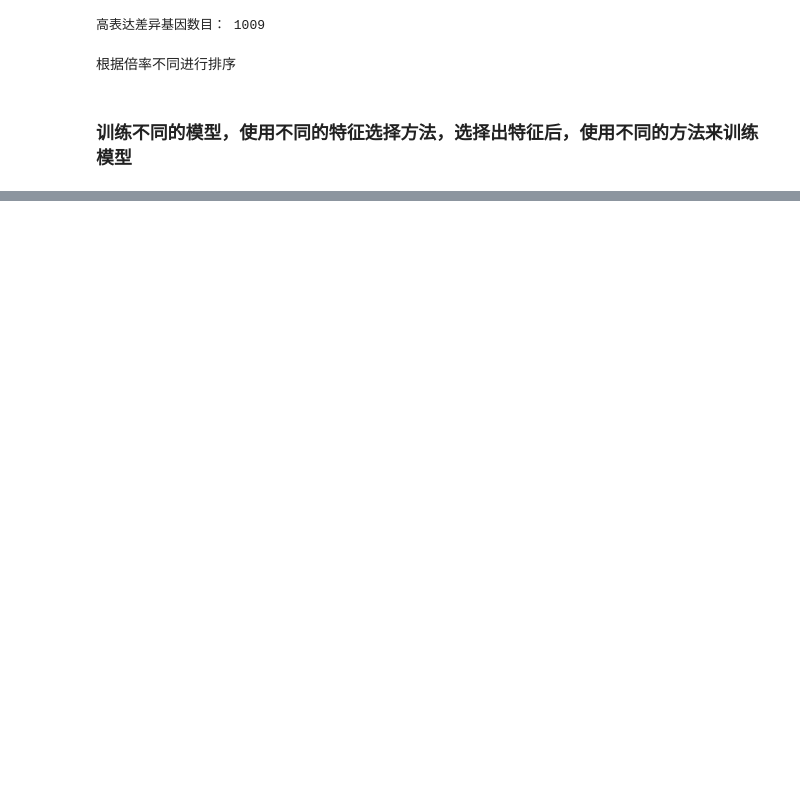
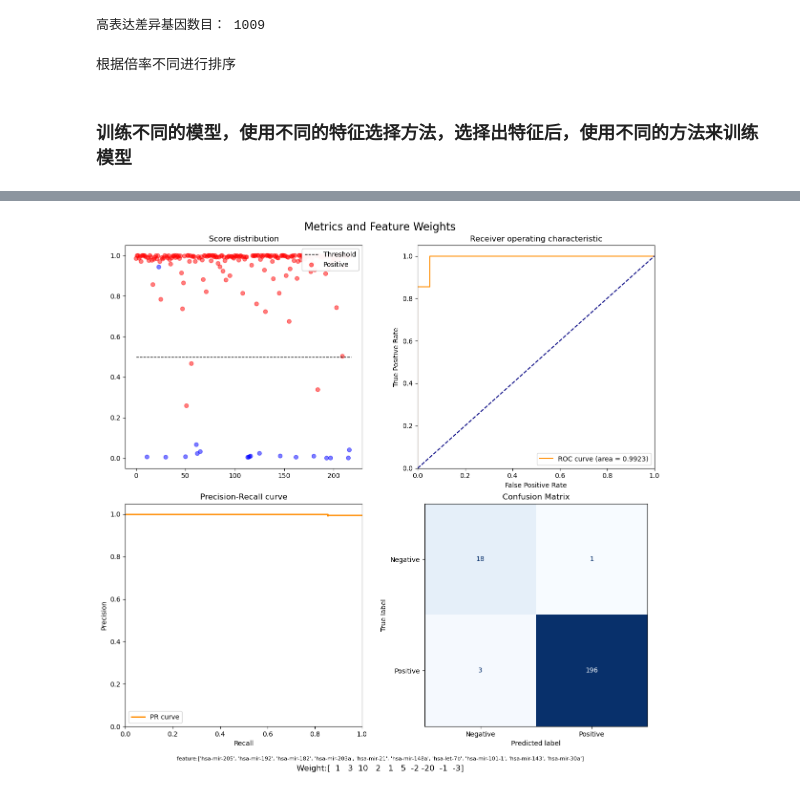
Before and after one commit to yeouyang326/digital-encoding-of-miRNA, a Jupyter notebook: tcga.ipynb, the cells around one changed output, grey strips where cells are left out. Saved outputs shown, nothing was run; the diff lists cells and outputs as text; code cells hidden in the pictures; blank space fills up the shorter version.

```diff
--- a/tcga.ipynb
+++ b/tcga.ipynb
@@ -739,0 +775,16 @@ wb.save(xsl_file)
+# %%
+ID = feature.copy()
+ID.append("Status")
+ID = np.array(ID).reshape(-1)
+ID.astype('str')
+testdata = pd.concat([X_test, y_test], axis=1)[ID]
+# testdata = train_data[ID]
+# %%
+# 对平均值都乘以权重
+weight = weight + [1]
+testdata_weight = testdata * weight
+weight = weight[:-1]
+testdata_weight['score'] = testdata_weight.sum(axis=1) / times + intercept
+if model == 'lr':
+    testdata_weight['score'] = testdata_weight['score'].apply(lambda x: 1 / (1 + np.exp(-x)))
+testdata_weight['prediction'] = testdata_weight['score'].apply(lambda x: 1 if x > 0.5 else 0)
@@ -739,0 +844,5 @@ wb.save(xsl_file)
+# %%
+weight_int = np.array(weight, dtype=int)
+plot_metrics(testdata_weight, feature, weight_int)
+# %% [output]
+[figure, added]
```
Also changed, not shown: parts of 10 cells of this notebook.
